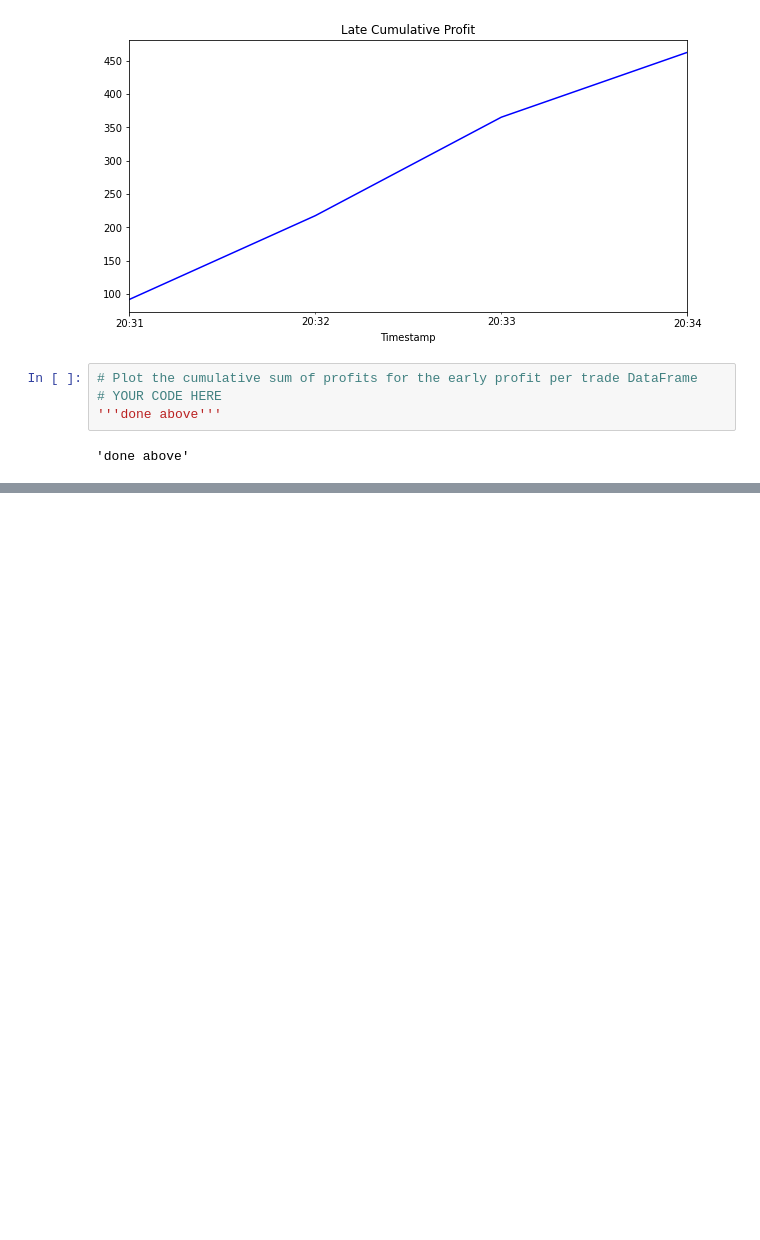
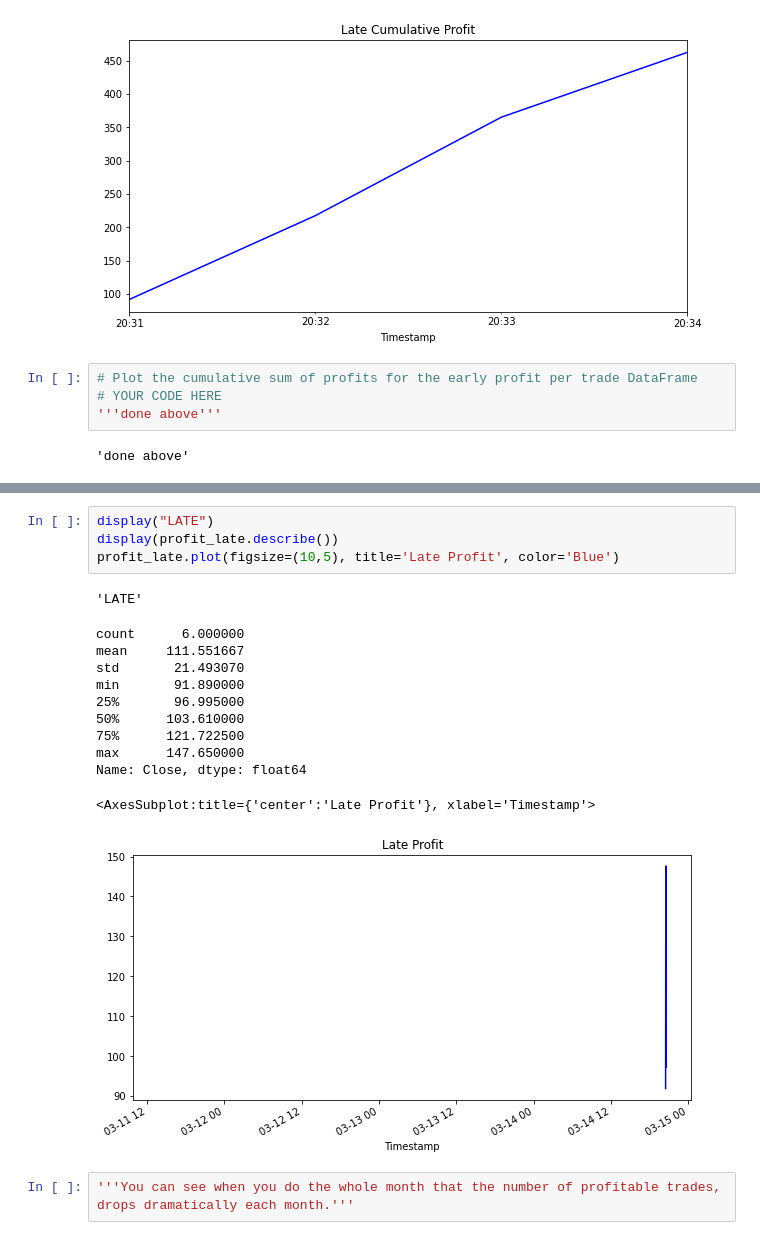
Before and after one commit to canavm2/module_3_challenge, a Jupyter notebook: crypto_arbitrage.ipynb, the cells around one changed output, grey strips where cells are left out. Saved outputs shown, nothing was run; the diff lists cells and outputs as text; blank space fills up the shorter version.

```diff
--- a/crypto_arbitrage.ipynb
+++ b/crypto_arbitrage.ipynb
@@ -801,0 +850,19 @@ cumulative_profit_late.plot(figsize=(10,5), title='Late Cumulative Profit', colo
+# %%
+display("LATE")
+display(profit_late.describe())
+profit_late.plot(figsize=(10,5), title='Late Profit', color='Blue')
+# %% [output]
+'LATE'
+count      6.000000
+mean     111.551667
+std       21.493070
+min       91.890000
+25%       96.995000
+50%      103.610000
+75%      121.722500
+max      147.650000
+Name: Close, dtype: float64
+<AxesSubplot:title={'center':'Late Profit'}, xlabel='Timestamp'>
+[figure, added]
+# %%
+'''You can see when you do the whole month that the number of profitable trades, drops dramatically each month.'''
```
Also changed, not shown: parts of 4 cells of this notebook, 1 other file.
